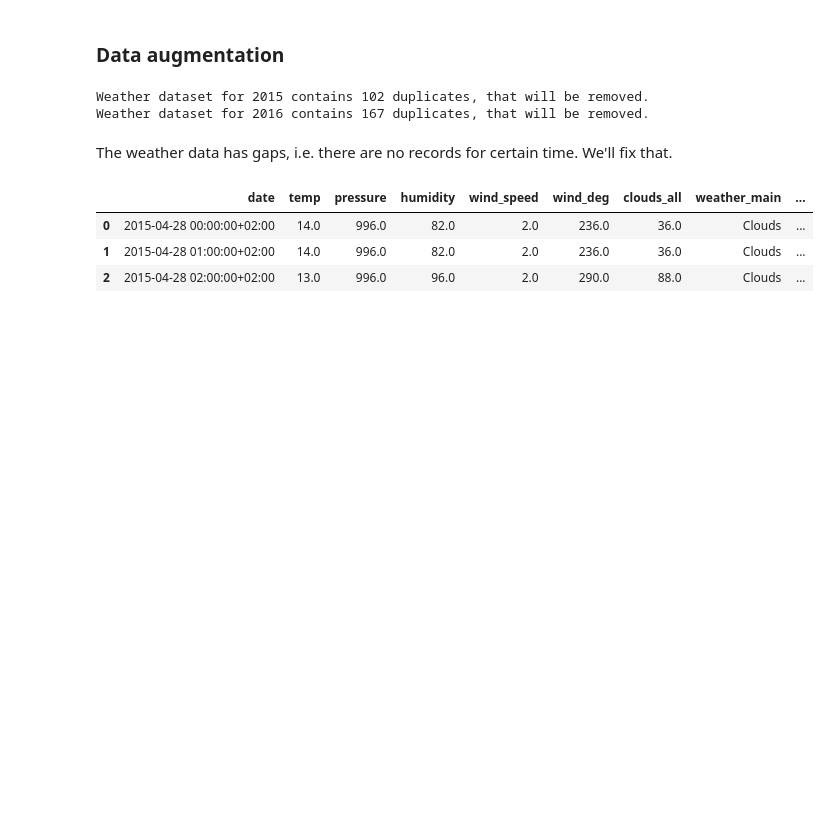
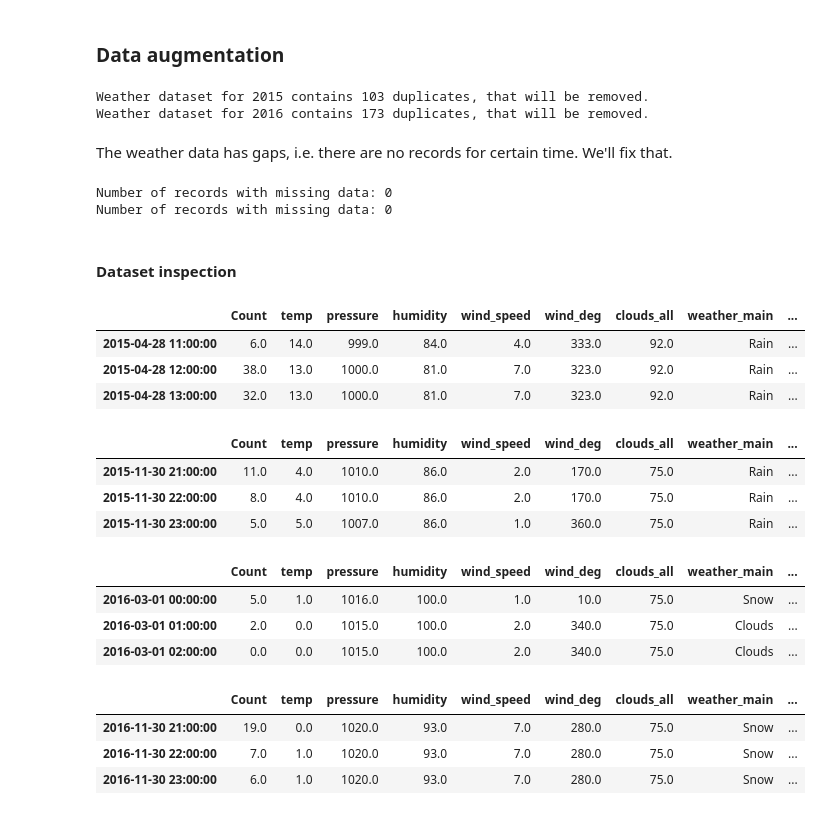
Before and after one commit to mariuszrokita/bike-sharing-demand, a Jupyter notebook: notebooks/wroclawski-rower-miejski/initial-data-exploration.ipynb, the cells around one changed output. Drawn from its saved outputs; the diff is of its cells as text; code cells hidden in the pictures; blank space fills up the shorter version.

Commit message:
Created dataset with bike rentals and weather conditions.

```diff
--- a/notebooks/wroclawski-rower-miejski/initial-data-exploration.ipynb
+++ b/notebooks/wroclawski-rower-miejski/initial-data-exploration.ipynb
@@ -1063,21 +1067,21 @@ weather_2016 = weather_df[ (weather_df["dt_iso_pl"] >= rentals2016_start_date.is
 # %%
 # remove duplicates
-weather_2015_duplicates_count = weather_2015[weather_2015.duplicated(subset=['dt_iso']) == True].shape[0]
-weather_2016_duplicates_count = weather_2016[weather_2016.duplicated(subset=['dt_iso']) == True].shape[0]
+weather_2015_duplicates_count = weather_2015[weather_2015.duplicated(subset=['dt_pl']) == True].shape[0]
+weather_2016_duplicates_count = weather_2016[weather_2016.duplicated(subset=['dt_pl']) == True].shape[0]
 
 print("Weather dataset for 2015 contains {} duplicates, that will be removed.".format(weather_2015_duplicates_count))
 print("Weather dataset for 2016 contains {} duplicates, that will be removed.".format(weather_2016_duplicates_count))
 
 if (weather_2015_duplicates_count > 0):
-    weather_2015 = weather_2015.drop_duplicates(subset=['dt_iso'], inplace=False)
+    weather_2015 = weather_2015.drop_duplicates(subset=['dt_pl'], inplace=False)
 
 if (weather_2016_duplicates_count > 0):
-    weather_2016 = weather_2016.drop_duplicates(subset=['dt_iso'], inplace=False)
+    weather_2016 = weather_2016.drop_duplicates(subset=['dt_pl'], inplace=False)
 # %% [output]
-Weather dataset for 2015 contains 102 duplicates, that will be removed.
-Weather dataset for 2016 contains 167 duplicates, that will be removed.
+Weather dataset for 2015 contains 103 duplicates, that will be removed.
+Weather dataset for 2016 contains 173 duplicates, that will be removed.
 # %%
-weather_columns = ['dt_iso_pl', 'temp', 'pressure', 'humidity', 'wind_speed', 'wind_deg',
+weather_columns = ['dt_pl', 'temp', 'pressure', 'humidity', 'wind_speed', 'wind_deg',
                    'clouds_all', 'weather_main', 'weather_description']
 
 weather_2015 = weather_2015[weather_columns]
@@ -1085,40 +1089,71 @@ weather_2016 = weather_2016[weather_columns]
 # %% [markdown]
 The weather data has gaps, i.e. there are no records for certain time. We'll fix that.
 # %%
-import pytz
-timezone = pytz.timezone("Europe/Warsaw")
-
 #Season 2015 started on:  2015-04-28
 #Season 2015 ended on:    2015-11-30
 #Season 2016 started on:  2016-03-01
 #Season 2016 ended on:    2016-11-30
-year2015 = pd.date_range(timezone.localize(dt.datetime(2015, 4 , 28)),
-                         timezone.localize(dt.datetime(2015, 11, 30, 23)), freq='H')
-year2016 = pd.date_range(timezone.localize(dt.datetime(2016, 3 , 1)),
-                         timezone.localize(dt.datetime(2016, 11, 30, 23)), freq='H')
+year2015 = pd.date_range(dt.datetime(2015, 4 , 28), dt.datetime(2015, 12, 1), freq='H')
+year2016 = pd.date_range(dt.datetime(2016, 3 , 1), dt.datetime(2016, 12, 1), freq='H')
 
 year2015_df = pd.DataFrame({'date': year2015})
 year2016_df = pd.DataFrame({'date': year2016})
 
 weather_2015 = pd.merge(left=year2015_df, right=weather_2015,
-                        left_on='date', right_on="dt_iso_pl", how='left')
+                        left_on='date', right_on="dt_pl", how='left')
 
 weather_2016 = pd.merge(left=year2016_df, right=weather_2016,
-                        left_on='date', right_on="dt_iso_pl", how='left')
+                        left_on='date', right_on="dt_pl", how='left')
 
-weather_2015.drop(columns="dt_iso_pl", inplace=True)
-weather_2016.drop(columns="dt_iso_pl", inplace=True)
+weather_2015.drop(columns="dt_pl", inplace=True)
+weather_2016.drop(columns="dt_pl", inplace=True)
 
 # fill all gaps with previous values
 weather_2015.fillna(method='bfill', inplace=True)
 weather_2016.fillna(method='bfill', inplace=True)
+
+# set index
+weather_2015.set_index("date", inplace=True)
+weather_2016.set_index("date", inplace=True);
 # %%
 weather_2015["temp"] = round(weather_2015["temp"] - 273.15, 0)
 weather_2016["temp"] = round(weather_2016["temp"] - 273.15, 0)
+# %%
+season2015 = pd.merge(rentals2015_ts.resample('H').sum(), weather_2015, left_index=True, right_index=True)
+season2016 = pd.merge(rentals2016_ts.resample('H').sum(), weather_2016, left_index=True, right_index=True)
+
+print("Number of records with missing data: {}".format(season2015["temp"].isna().sum()))
+print("Number of records with missing data: {}".format(season2016["temp"].isna().sum()))
+# %% [output]
+Number of records with missing data: 0
+Number of records with missing data: 0
+# %% [markdown]
+#### Dataset inspection
 # %%
-weather_2015.head(3)
+season2015.head(3)
 # %% [output]
-|  | date | temp | pressure | humidity | wind_speed | wind_deg | clouds_all | weather_main | ... |
-| 0 | 2015-04-28 00:00:00+02:00 | 14.0 | 996.0 | 82.0 | 2.0 | 236.0 | 36.0 | Clouds | ... |
-| 1 | 2015-04-28 01:00:00+02:00 | 14.0 | 996.0 | 82.0 | 2.0 | 236.0 | 36.0 | Clouds | ... |
-| 2 | 2015-04-28 02:00:00+02:00 | 13.0 | 996.0 | 96.0 | 2.0 | 290.0 | 88.0 | Clouds | ... |
+|  | Count | temp | pressure | humidity | wind_speed | wind_deg | clouds_all | weather_main | ... |
+| 2015-04-28 11:00:00 | 6.0 | 14.0 | 999.0 | 84.0 | 4.0 | 333.0 | 92.0 | Rain | ... |
+| 2015-04-28 12:00:00 | 38.0 | 13.0 | 1000.0 | 81.0 | 7.0 | 323.0 | 92.0 | Rain | ... |
+| 2015-04-28 13:00:00 | 32.0 | 13.0 | 1000.0 | 81.0 | 7.0 | 323.0 | 92.0 | Rain | ... |
+# %%
+season2015.tail(3)
+# %% [output]
+|  | Count | temp | pressure | humidity | wind_speed | wind_deg | clouds_all | weather_main | ... |
+| 2015-11-30 21:00:00 | 11.0 | 4.0 | 1010.0 | 86.0 | 2.0 | 170.0 | 75.0 | Rain | ... |
+| 2015-11-30 22:00:00 | 8.0 | 4.0 | 1010.0 | 86.0 | 2.0 | 170.0 | 75.0 | Rain | ... |
+| 2015-11-30 23:00:00 | 5.0 | 5.0 | 1007.0 | 86.0 | 1.0 | 360.0 | 75.0 | Rain | ... |
+# %%
+season2016.head(3)
+# %% [output]
+|  | Count | temp | pressure | humidity | wind_speed | wind_deg | clouds_all | weather_main | ... |
+| 2016-03-01 00:00:00 | 5.0 | 1.0 | 1016.0 | 100.0 | 1.0 | 10.0 | 75.0 | Snow | ... |
+| 2016-03-01 01:00:00 | 2.0 | 0.0 | 1015.0 | 100.0 | 2.0 | 340.0 | 75.0 | Clouds | ... |
+| 2016-03-01 02:00:00 | 0.0 | 0.0 | 1015.0 | 100.0 | 2.0 | 340.0 | 75.0 | Clouds | ... |
+# %%
+season2016.tail(3)
+# %% [output]
+|  | Count | temp | pressure | humidity | wind_speed | wind_deg | clouds_all | weather_main | ... |
+| 2016-11-30 21:00:00 | 19.0 | 0.0 | 1020.0 | 93.0 | 7.0 | 280.0 | 75.0 | Snow | ... |
+| 2016-11-30 22:00:00 | 7.0 | 1.0 | 1020.0 | 93.0 | 7.0 | 280.0 | 75.0 | Snow | ... |
+| 2016-11-30 23:00:00 | 6.0 | 1.0 | 1020.0 | 93.0 | 7.0 | 280.0 | 75.0 | Snow | ... |
```
Also changed, not shown: parts of 2 cells of this notebook.
